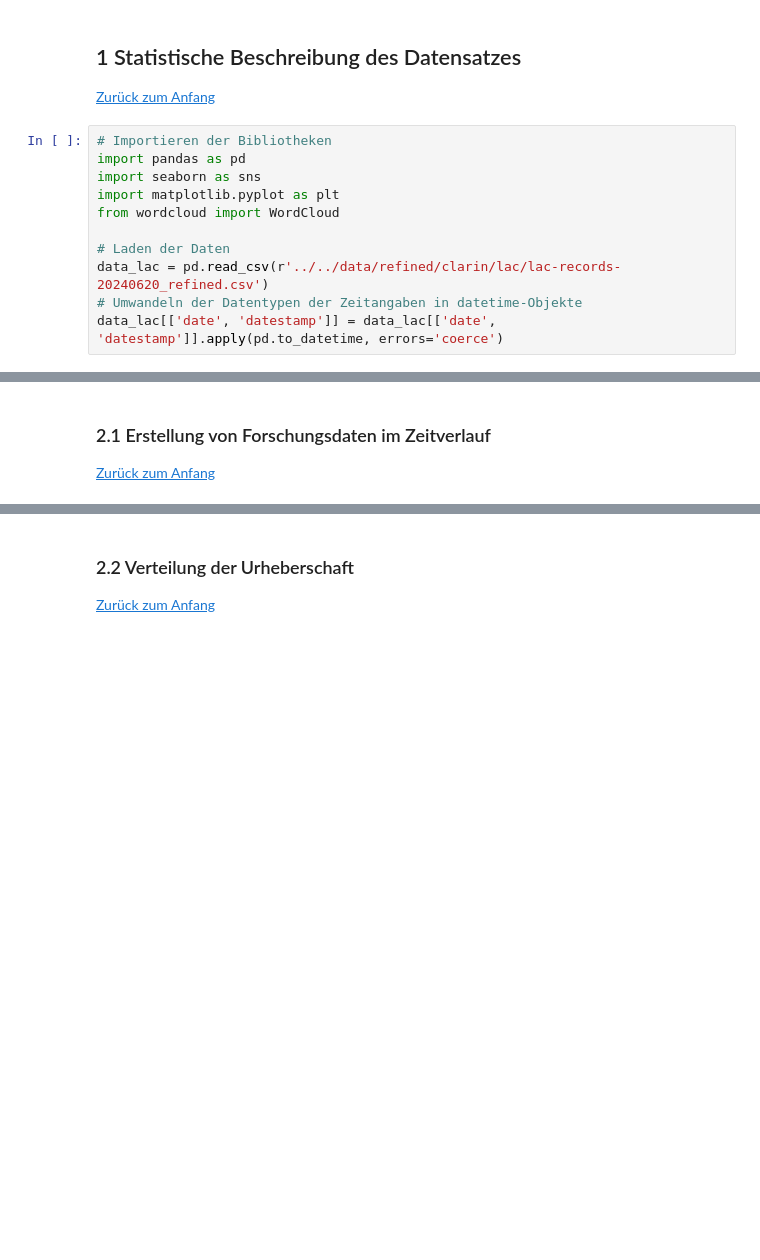
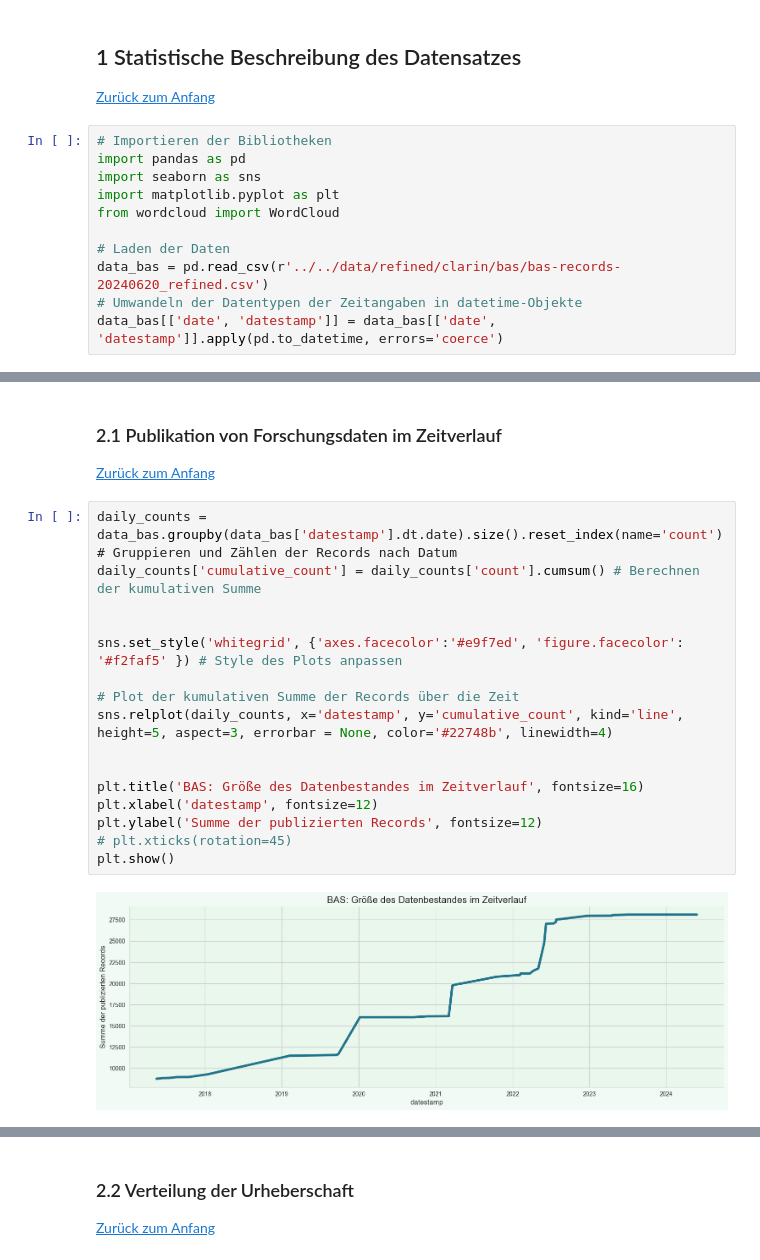
Before and after one commit to MarieMaurerDDM/research_data_repositories, a Jupyter notebook: src/visualizations/visuals_data_bas.ipynb, the cells around one changed output, grey strips where cells are left out. Saved outputs shown, nothing was run; the diff lists cells and outputs as text; blank space fills up the shorter version.

```diff
--- a/src/visualizations/visuals_data_bas.ipynb
+++ b/src/visualizations/visuals_data_bas.ipynb
@@ -38,6 +45,6 @@ import matplotlib.pyplot as plt
 from wordcloud import WordCloud
 
 # Laden der Daten
-data_lac = pd.read_csv(r'../../data/refined/clarin/lac/lac-records-20240620_refined.csv')
+data_bas = pd.read_csv(r'../../data/refined/clarin/bas/bas-records-20240620_refined.csv')
 # Umwandeln der Datentypen der Zeitangaben in datetime-Objekte
-data_lac[['date', 'datestamp']] = data_lac[['date', 'datestamp']].apply(pd.to_datetime, errors='coerce')
+data_bas[['date', 'datestamp']] = data_bas[['date', 'datestamp']].apply(pd.to_datetime, errors='coerce')
@@ -49,4 +130,23 @@ data_lac[['date', 'datestamp']] = data_lac[['date', 'datestamp']].apply(pd.to_da
 # %% [markdown]
 <a id="2.1"></a>
-### 2.1 Erstellung von Forschungsdaten im Zeitverlauf
+### 2.1 Publikation von Forschungsdaten im Zeitverlauf
 [Zurück zum Anfang](#0)
+# %%
+daily_counts = data_bas.groupby(data_bas['datestamp'].dt.date).size().reset_index(name='count')# Gruppieren und Zählen der Records nach Datum
+daily_counts['cumulative_count'] = daily_counts['count'].cumsum() # Berechnen der kumulativen Summe
+
+
+sns.set_style('whitegrid', {'axes.facecolor':'#e9f7ed', 'figure.facecolor': '#f2faf5' }) # Style des Plots anpassen
+
+# Plot der kumulativen Summe der Records über die Zeit
+sns.relplot(daily_counts, x='datestamp', y='cumulative_count', kind='line',
+height=5, aspect=3, errorbar = None, color='#22748b', linewidth=4)
+
+
+plt.title('BAS: Größe des Datenbestandes im Zeitverlauf', fontsize=16)
+plt.xlabel('datestamp', fontsize=12)
+plt.ylabel('Summe der publizierten Records', fontsize=12)
+# plt.xticks(rotation=45)
+plt.show()
+# %% [output]
+[figure, added]
```
Also changed, not shown: parts of 26 cells of this notebook, 2 other files.
